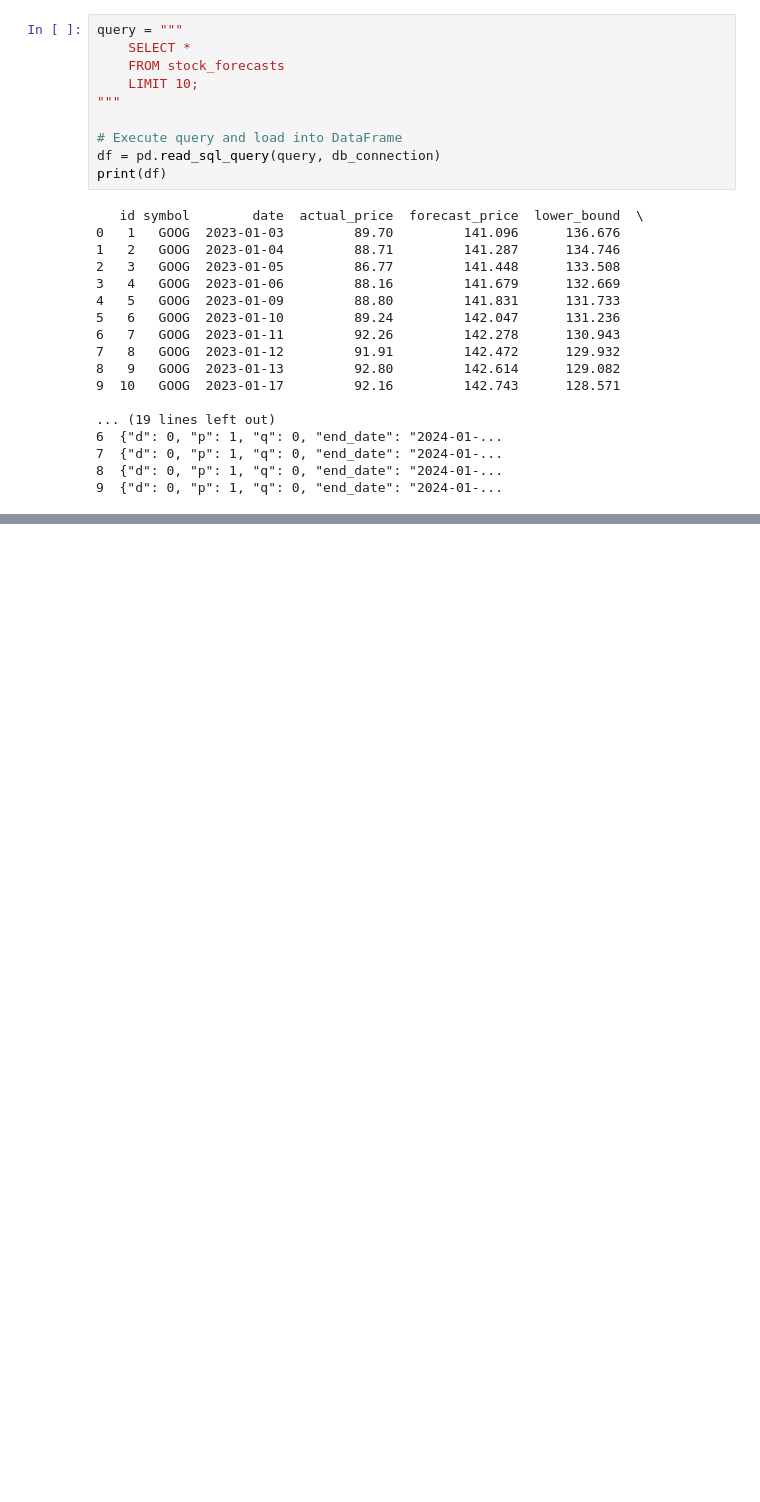
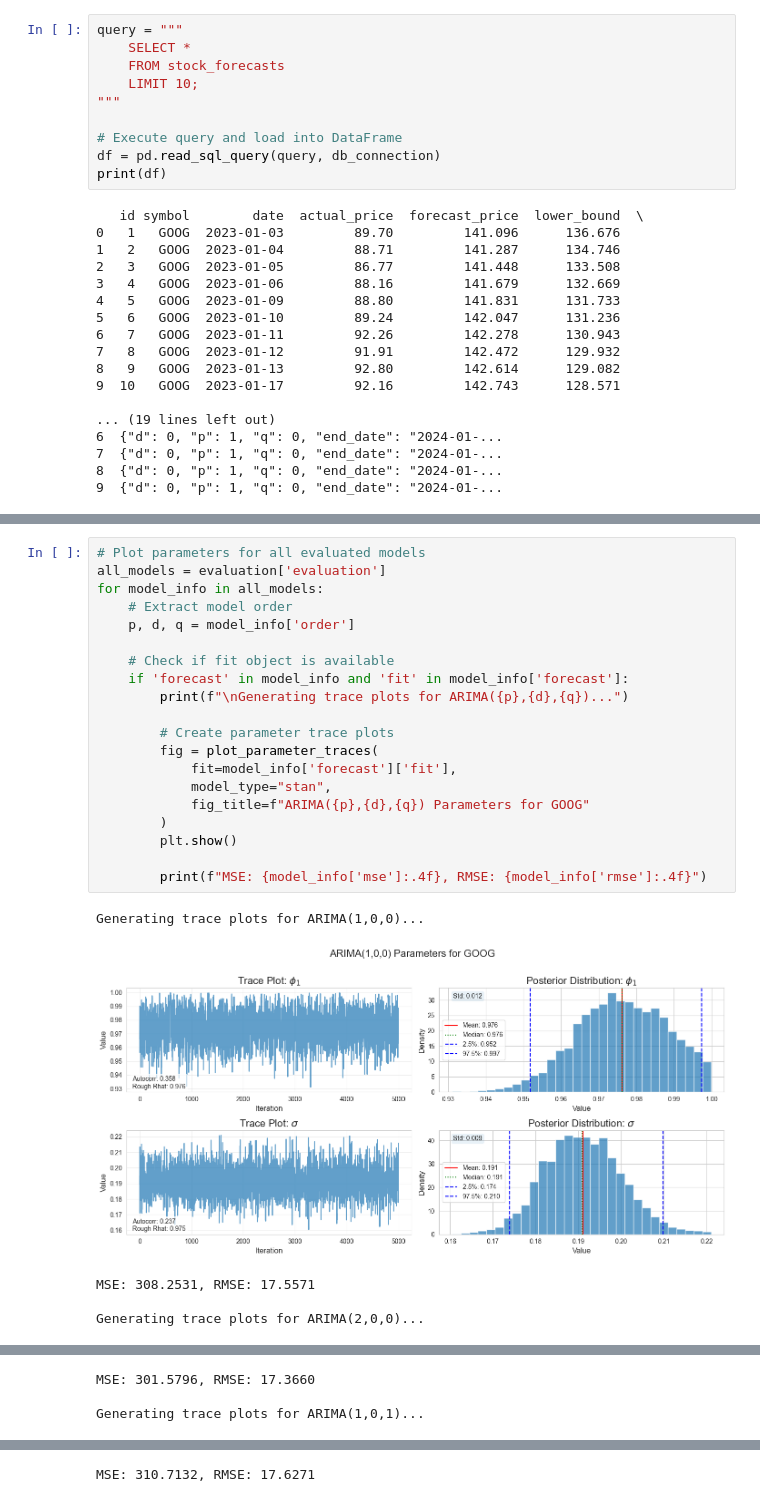
Before and after one commit to blueskycircle/stock-platform, a Jupyter notebook: notebooks/forecasting.ipynb, the cells around one changed output, grey strips where cells are left out. Drawn from its saved outputs; the diff is of its cells as text; blank space fills up the shorter version.

```diff
--- a/notebooks/forecasting.ipynb
+++ b/notebooks/forecasting.ipynb
@@ -278 +289,27 @@ cwd: None
 ... (14 outputs left out)
+# %%
+# Plot parameters for all evaluated models
+all_models = evaluation['evaluation']
+for model_info in all_models:
+    # Extract model order
+    p, d, q = model_info['order']
+
+    # Check if fit object is available
+    if 'forecast' in model_info and 'fit' in model_info['forecast']:
+        print(f"\nGenerating trace plots for ARIMA({p},{d},{q})...")
+
+        # Create parameter trace plots
+        fig = plot_parameter_traces(
+            fit=model_info['forecast']['fit'],
+            model_type="stan",
+            fig_title=f"ARIMA({p},{d},{q}) Parameters for GOOG"
+        )
+        plt.show()
+
+        print(f"MSE: {model_info['mse']:.4f}, RMSE: {model_info['rmse']:.4f}")
+# %% [output]
+Generating trace plots for ARIMA(1,0,0)...
+[figure, added]
+MSE: 308.2531, RMSE: 17.5571
+
+Generating trace plots for ARIMA(2,0,0)...
@@ -278,0 +317,3 @@ cwd: None
+MSE: 301.5796, RMSE: 17.3660
+
+Generating trace plots for ARIMA(1,0,1)...
@@ -278,0 +321 @@ cwd: None
+MSE: 310.7132, RMSE: 17.6271
```
Also changed, not shown: parts of 4 cells of this notebook, 1 other file.
